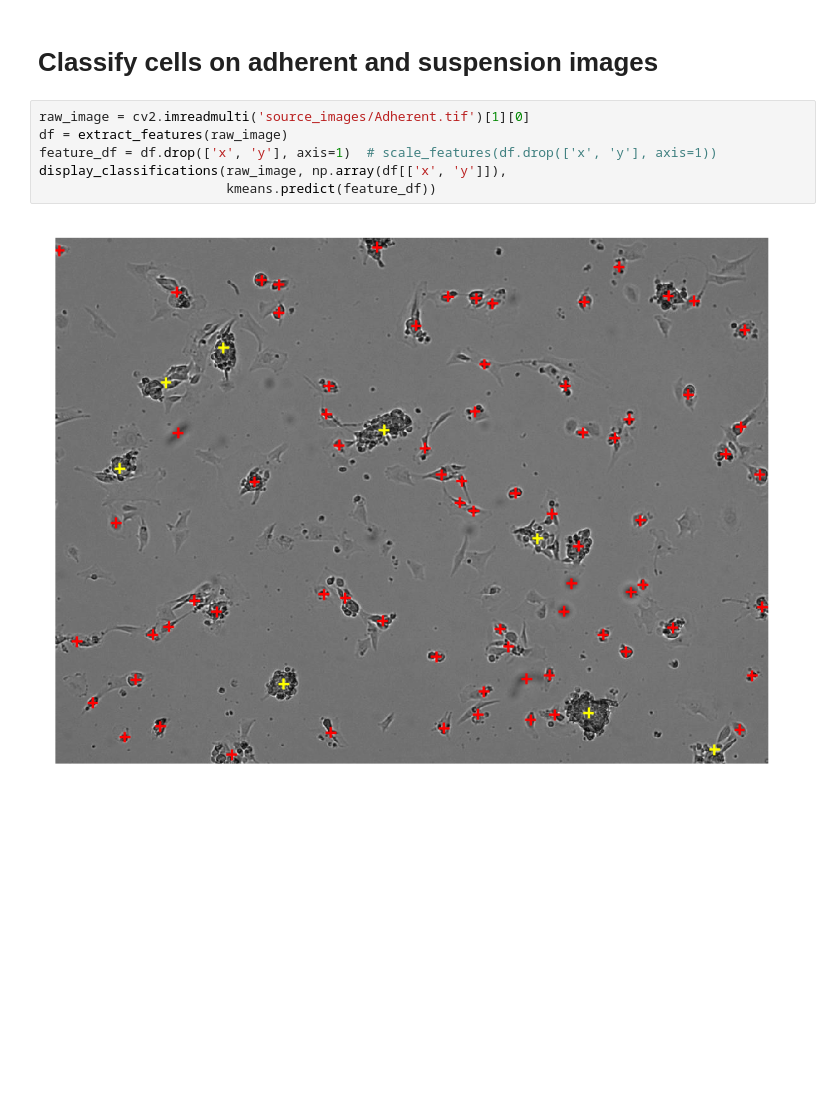
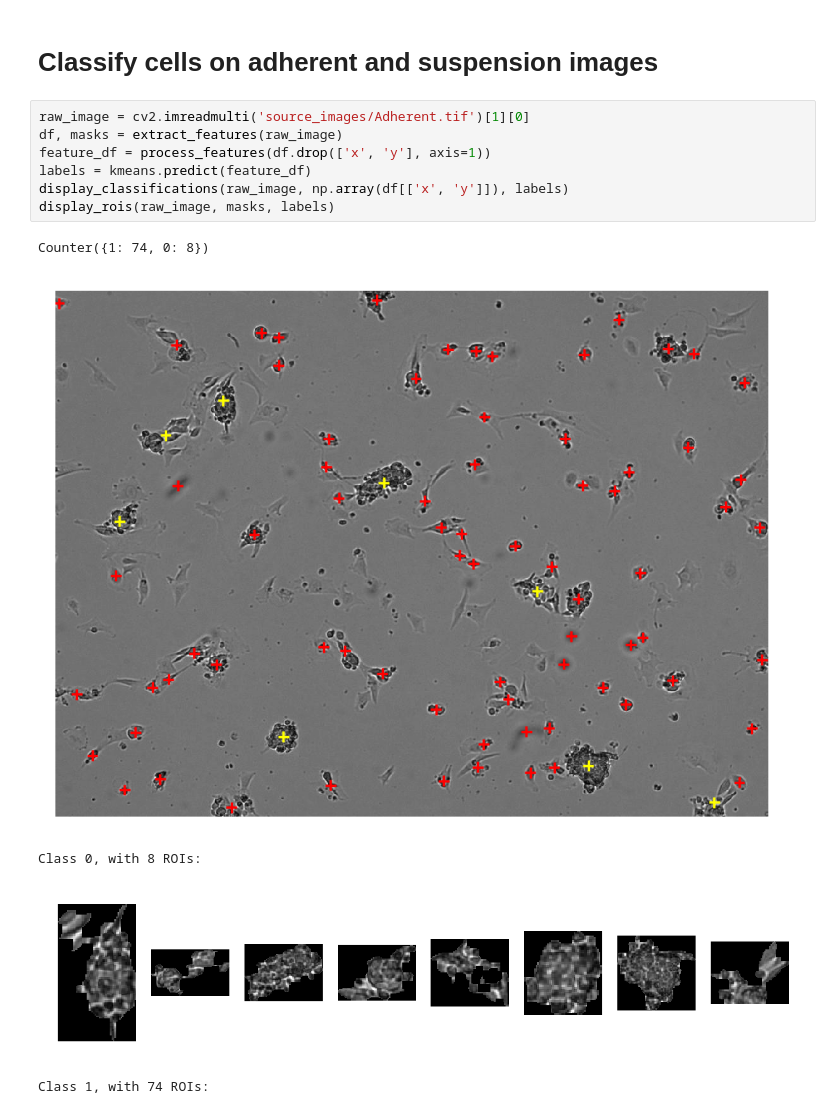
Before and after one commit to peteyeh/celltrack, a Jupyter notebook: feature_extraction.ipynb, the cells around one changed output. Saved outputs shown, nothing was run; the diff lists cells and outputs as text; blank space fills up the shorter version.

```diff
--- a/feature_extraction.ipynb
+++ b/feature_extraction.ipynb
@@ -131,9 +159,14 @@ display_image_array([raw_image, blurred, multi_otsu_regions],
 # Classify cells on adherent and suspension images
 # %%
 raw_image = cv2.imreadmulti('source_images/Adherent.tif')[1][0]
-df = extract_features(raw_image)
-feature_df = df.drop(['x', 'y'], axis=1)  # scale_features(df.drop(['x', 'y'], axis=1))
-display_classifications(raw_image, np.array(df[['x', 'y']]),
-                        kmeans.predict(feature_df))
+df, masks = extract_features(raw_image)
+feature_df = process_features(df.drop(['x', 'y'], axis=1))
+labels = kmeans.predict(feature_df)
+display_classifications(raw_image, np.array(df[['x', 'y']]), labels)
+display_rois(raw_image, masks, labels)
 # %% [output]
+Counter({1: 74, 0: 8})
 [figure]
+Class 0, with 8 ROIs:
+[figure, added]
+Class 1, with 74 ROIs:
```
Also changed, not shown: parts of 5 cells of this notebook.
